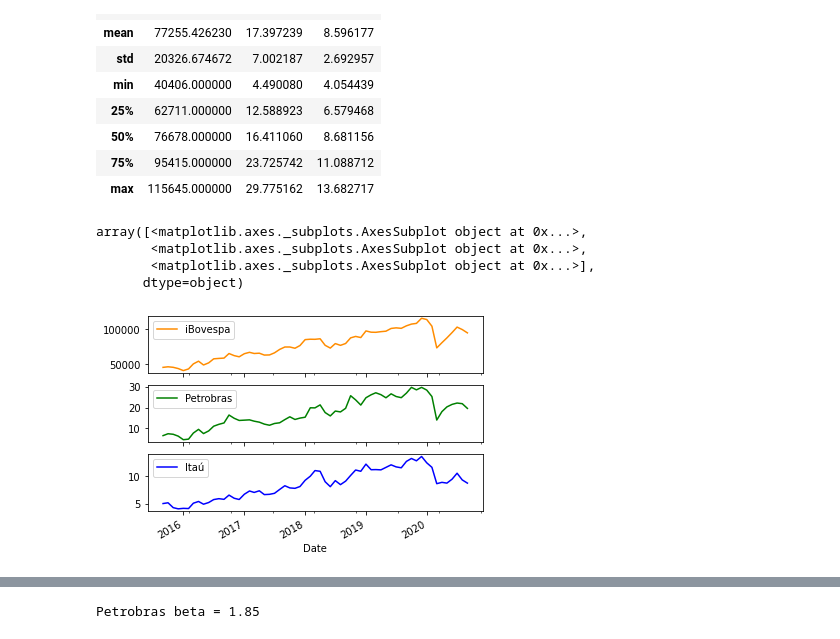
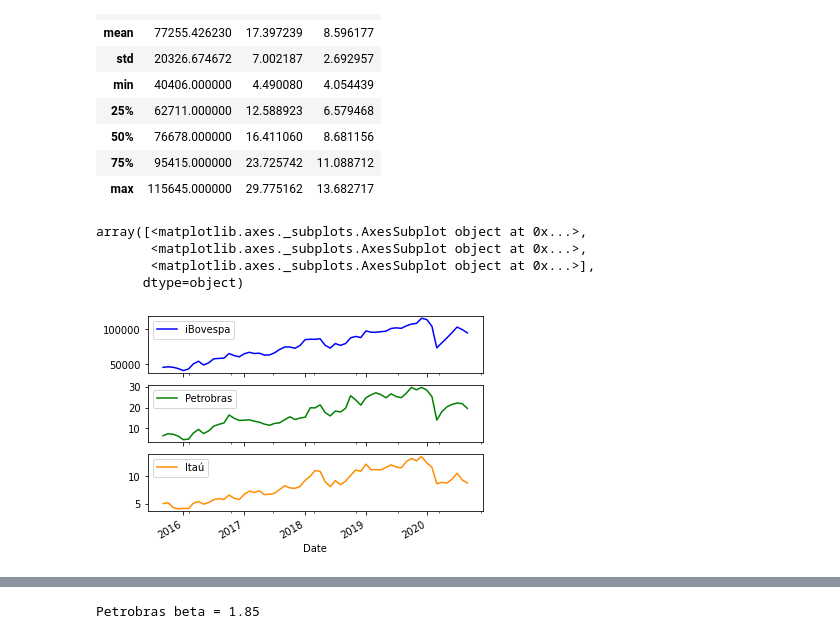
Before and after one commit to BretasArthur/CAPyM, a Jupyter notebook: 1. Calculating the Beta - Petrobras & Itaú.ipynb, the cells around one changed output, grey strips where cells are left out. Saved outputs shown, nothing was run; the diff lists cells and outputs as text; code cells hidden in the pictures.

```diff
--- a/1. Calculating the Beta - Petrobras & Itaú.ipynb
+++ b/1. Calculating the Beta - Petrobras & Itaú.ipynb
@@ -90,15 +90,15 @@ prices.describe()
 # %%
 #a quick look in the benchmark and the prices before getting the monthly variation
 prices.plot(
-    style = ['darkorange', 'green', 'blue'],
+    style = ['blue', 'green', 'darkorange'],
     subplots = True
 )
 # %% [output]
 array([<matplotlib.axes._subplots.AxesSubplot object at 0x...>,
        <matplotlib.axes._subplots.AxesSubplot object at 0x...>,
        <matplotlib.axes._subplots.AxesSubplot object at 0x...>],
       dtype=object)
-[figure, old version]
+[figure, new version]
 # %%
 #monthly returns
 mon_returns = prices.pct_change()
```
Also changed, not shown: parts of 5 cells of this notebook.
